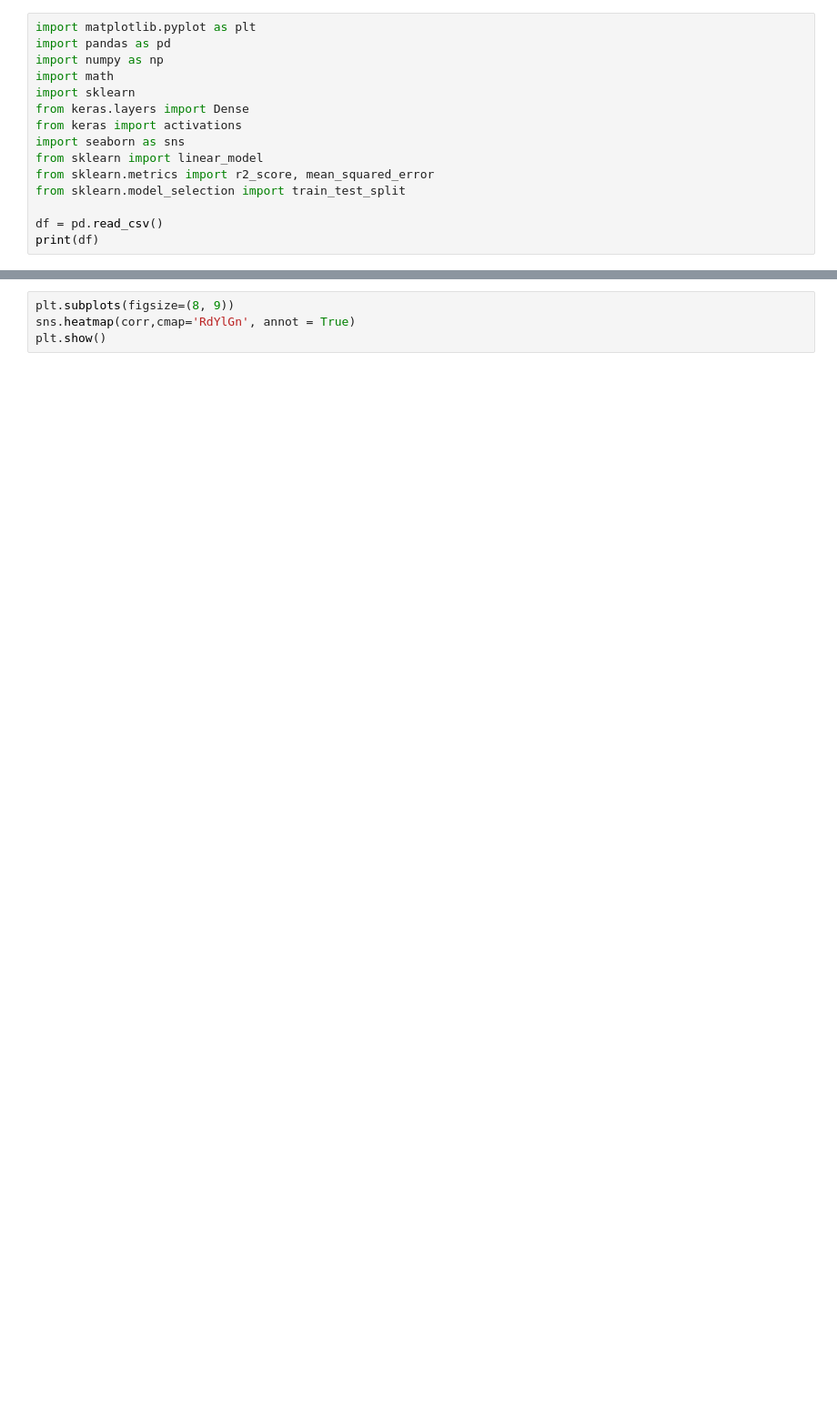
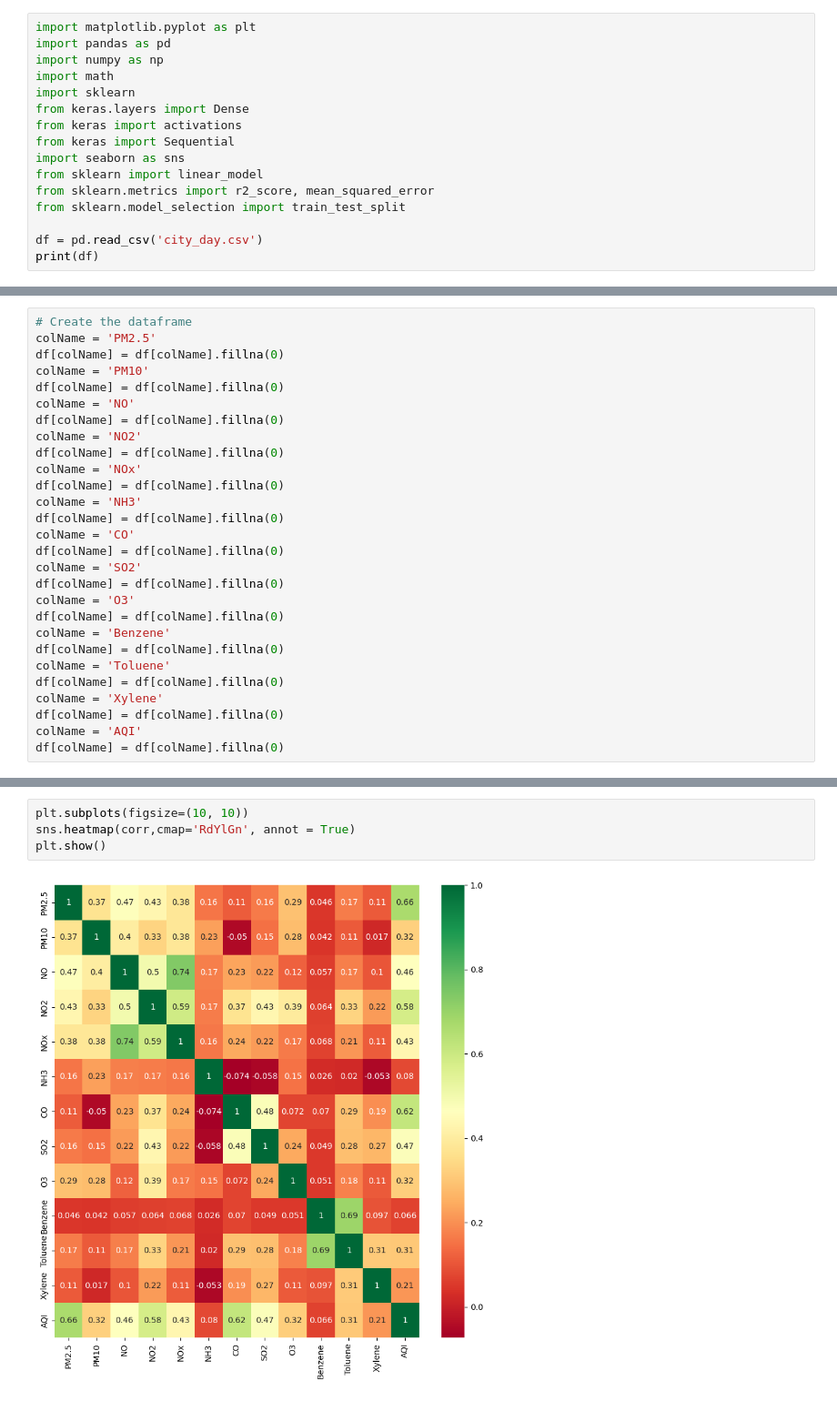
Before and after one commit to 5unof4Beach/IOT-2022, a Jupyter notebook: Vu Xuan Huong.ipynb, the cells around one changed output, grey strips where cells are left out. Shown: that part at 91% size. Saved outputs shown, nothing was run; the diff lists cells and outputs as text; blank space fills up the shorter version.

```diff
--- a/Vu Xuan Huong.ipynb
+++ b/Vu Xuan Huong.ipynb
@@ -6,11 +6,12 @@ import math
 import sklearn
 from keras.layers import Dense
 from keras import activations
+from keras import Sequential
 import seaborn as sns
 from sklearn import linear_model
 from sklearn.metrics import r2_score, mean_squared_error
 from sklearn.model_selection import train_test_split
 
-df = pd.read_csv()
+df = pd.read_csv('city_day.csv')
 print(df)
 # %% [output]
@@ -18,3 +35,31 @@ FileNotFoundError: [Errno 2] No such file or directory: 'C:\\Users\\dell\\Downlo
+# %%
+# Create the dataframe
+colName = 'PM2.5'
+df[colName] = df[colName].fillna(0)
+colName = 'PM10'
+df[colName] = df[colName].fillna(0)
+colName = 'NO'
+df[colName] = df[colName].fillna(0)
+colName = 'NO2'
+df[colName] = df[colName].fillna(0)
+colName = 'NOx'
+df[colName] = df[colName].fillna(0)
+colName = 'NH3'
+df[colName] = df[colName].fillna(0)
+colName = 'CO'
+df[colName] = df[colName].fillna(0)
+colName = 'SO2'
+df[colName] = df[colName].fillna(0)
+colName = 'O3'
+df[colName] = df[colName].fillna(0)
+colName = 'Benzene'
+df[colName] = df[colName].fillna(0)
+colName = 'Toluene'
+df[colName] = df[colName].fillna(0)
+colName = 'Xylene'
+df[colName] = df[colName].fillna(0)
+colName = 'AQI'
+df[colName] = df[colName].fillna(0)
 # %%
 corr = df.corr()
 print(corr)
@@ -21,6 +84,8 @@ print(corr)
 # %%
-plt.subplots(figsize=(8, 9))
+plt.subplots(figsize=(10, 10))
 sns.heatmap(corr,cmap='RdYlGn', annot = True)
 plt.show()
+# %% [output]
+[figure, added]
 # %%
 layers = [256,64]
```
Also changed, not shown: parts of 6 cells of this notebook.
